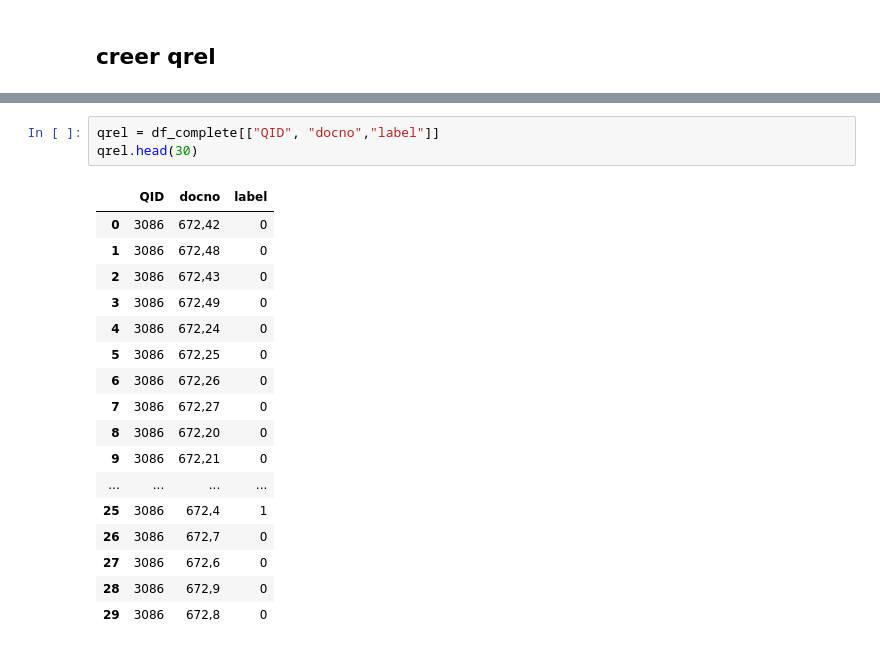
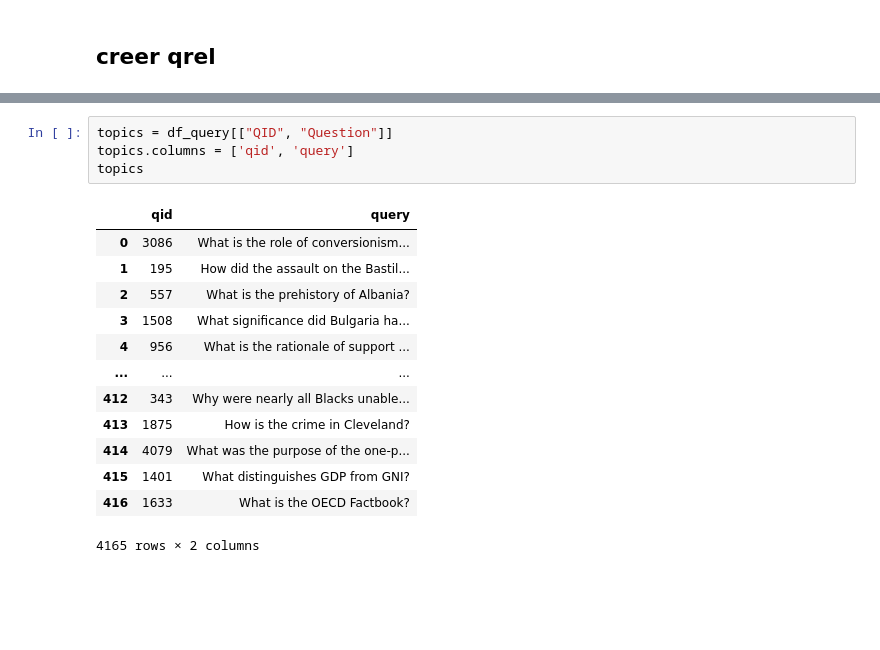
Before and after one commit to barthosdac/projet-rital, a Jupyter notebook: f.ipynb, the cells around one changed output, grey strips where cells are left out. Drawn from its saved outputs; the diff is of its cells as text; blank space fills up the shorter version.

```diff
--- a/f.ipynb
+++ b/f.ipynb
@@ -313,21 +230,18 @@ df_complete.head(30)
-# %%
-qrel = df_complete[["QID", "docno","label"]]
-qrel.head(30)
-# %% [output]
-|  | QID | docno | label |
-| 0 | 3086 | 672,42 | 0 |
-| 1 | 3086 | 672,48 | 0 |
-| 2 | 3086 | 672,43 | 0 |
-| 3 | 3086 | 672,49 | 0 |
-| 4 | 3086 | 672,24 | 0 |
-| 5 | 3086 | 672,25 | 0 |
-| 6 | 3086 | 672,26 | 0 |
-| 7 | 3086 | 672,27 | 0 |
-| 8 | 3086 | 672,20 | 0 |
-| 9 | 3086 | 672,21 | 0 |
-| ... | ... | ... | ... |
-| 25 | 3086 | 672,4 | 1 |
-| 26 | 3086 | 672,7 | 0 |
-| 27 | 3086 | 672,6 | 0 |
-| 28 | 3086 | 672,9 | 0 |
-| 29 | 3086 | 672,8 | 0 |
+# %%
+topics = df_query[["QID", "Question"]]
+topics.columns = ['qid', 'query']
+topics
+# %% [output]
+|  | qid | query |
+| 0 | 3086 | What is the role of conversionism... |
+| 1 | 195 | How did the assault on the Bastil... |
+| 2 | 557 | What is the prehistory of Albania? |
+| 3 | 1508 | What significance did Bulgaria ha... |
+| 4 | 956 | What is the rationale of support ... |
+| ... | ... | ... |
+| 412 | 343 | Why were nearly all Blacks unable... |
+| 413 | 1875 | How is the crime in Cleveland? |
+| 414 | 4079 | What was the purpose of the one-p... |
+| 415 | 1401 | What distinguishes GDP from GNI? |
+| 416 | 1633 | What is the OECD Factbook? |
+4165 rows × 2 columns
```
Also changed, not shown: parts of 18 cells of this notebook, 1 other file.
